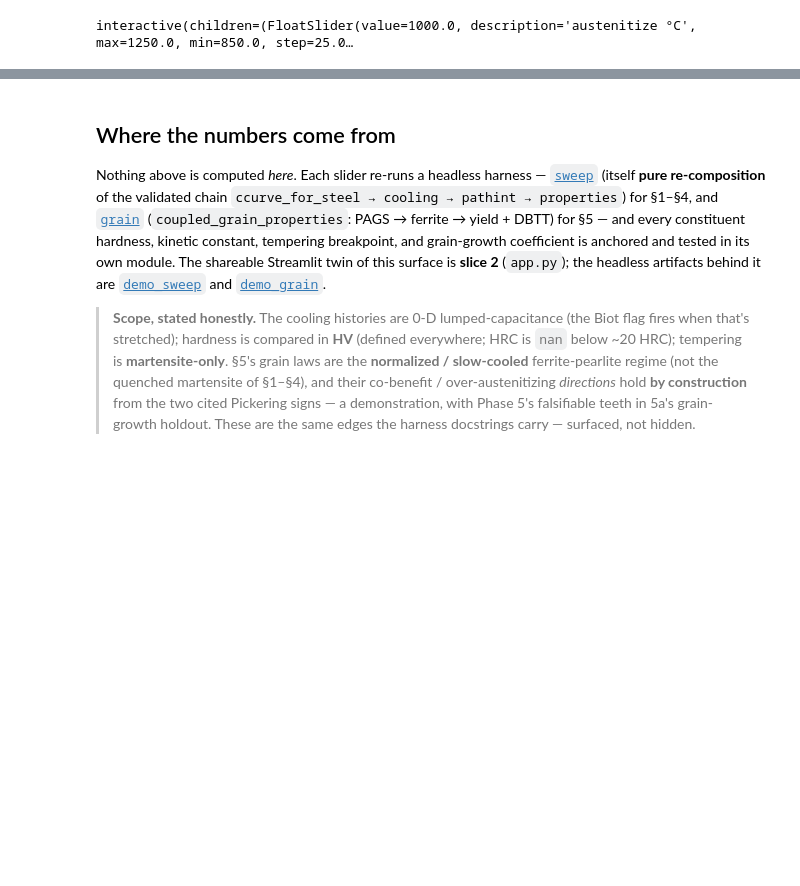
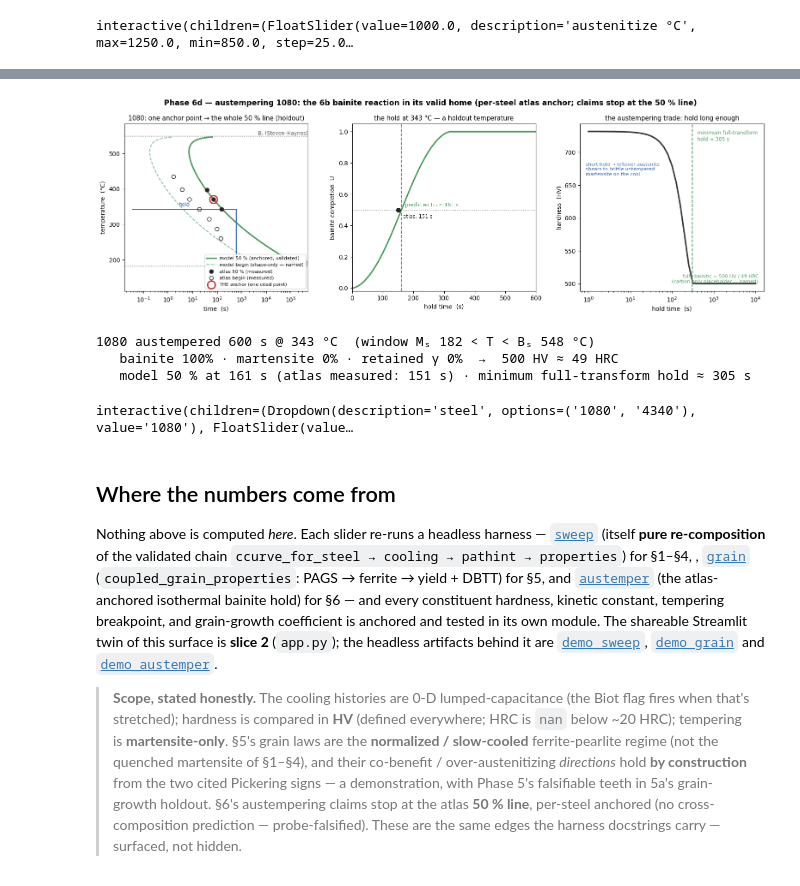
Before and after one commit to BoykoNeov/steel-sim, a Jupyter notebook: steel/steel.ipynb, the cells around one changed output, grey strips where cells are left out. Cells and saved outputs as stored; diff of their text form; code cells hidden in the pictures; blank space fills up the shorter version.

```diff
--- a/steel/steel.ipynb
+++ b/steel/steel.ipynb
@@ -558,14 +614,68 @@ interactive(children=(FloatSlider(value=1000.0, description='austenitize °C', m
+# %%
+from projects.steel import austemper as aus
+from projects.steel.demo_austemper import compute as austemper_compute
+from projects.steel.plots import austemper_figure
+import warnings
+
+def austemper_explorer(steel="1080", T_hold=343.3, hold_s=600.0):
+    # Anchored steel + hold -> the Phase-6d recipe (austemper.austemper), via the demo's
+    # validated compute pipeline; the render layer owns the figure. The pearlite-race
+    # UserWarning is folded into the printed verdict instead of console noise.
+    with warnings.catch_warnings():
+        warnings.filterwarnings("ignore", message="high hold", category=UserWarning)
+        d = austemper_compute(steel, float(T_hold), float(hold_s))
+    austemper_figure(d)
+    plt.show()                                   # figure FIRST, then the readout (flicker-safe)
+    h = d.hold
+    hrc = f"{h.HRC:.0f} HRC" if np.isfinite(h.HRC) else "(off HRC scale)"
+    print(f"{steel} austempered {hold_s:g} s @ {T_hold:.0f} °C  "
+          f"(window Mₛ {h.Ms:.0f} < T < Bₛ {h.Bs:.0f} °C)")
+    print(f"   bainite {h.bainite:.0%} · martensite {h.martensite:.0%} · "
+          f"retained γ {h.retained_austenite:.0%}  →  {h.HV:.0f} HV ≈ {hrc}")
+    atlas = f" (atlas measured: {d.measured_t50_here:.0f} s)" if np.isfinite(d.measured_t50_here) else ""
+    print(f"   model 50 % at {d.predicted_t50_here:,.0f} s{atlas} · "
+          f"minimum full-transform hold ≈ {d.min_full_hold:,.0f} s")
+    if h.pearlite_race_flagged:
+        print(f"   ⚠ high hold: the un-modeled ferrite/pearlite race would reach "
+              f"~{h.pearlite_shadow:.0%} this close to Bₛ — the bainite-only claim is "
+              f"unreliable here; hold lower, in the anchored band.")
+
+# Direct render (static, banked in the .ipynb) — the classic 1080 recipe at a HOLDOUT
+# temperature (343.3 °C = 650 °F; the anchor is 371.1 °C).
+austemper_explorer("1080", 343.3, 600.0)
+# %% [output]
+[figure, added]
+1080 austempered 600 s @ 343 °C  (window Mₛ 182 < T < Bₛ 548 °C)
+   bainite 100% · martensite 0% · retained γ 0%  →  500 HV ≈ 49 HRC
+   model 50 % at 161 s (atlas measured: 151 s) · minimum full-transform hold ≈ 305 s
+# %%
+# Bounds 310-480 °C sit inside BOTH steels' (Ms, Bs) windows (1080: 192-548;
+# 4340: 294-497), so every reachable hold is a valid austemper — the guards never fire.
+interact(
+    austemper_explorer,
+    steel=widgets.Dropdown(options=list(aus.ATLAS_STEELS), value="1080", description="steel"),
+    T_hold=widgets.FloatSlider(value=343.3, min=310.0, max=480.0, step=1.0,
+                               description="hold °C", continuous_update=False,
+                               style={"handle_color": KNOB}),
+    hold_s=widgets.FloatLogSlider(value=600.0, base=10, min=0.0, max=4.0, step=0.05,
+                                  readout_format=".0f", description="hold (s)",
+                                  continuous_update=False, style={"handle_color": KNOB}),
+);
+# %% [output]
+interactive(children=(Dropdown(description='steel', options=('1080', '4340'), value='1080'), FloatSlider(value…
 # %% [markdown]
 ## Where the numbers come from
 
 Nothing above is computed *here*. Each slider re-runs a headless harness —
 [`sweep`](sweep.py) (itself **pure re-composition** of the validated chain
-`ccurve_for_steel → cooling → pathint → properties`) for §1–§4, and
+`ccurve_for_steel → cooling → pathint → properties`) for §1–§4, ,
 [`grain`](grain.py) (`coupled_grain_properties`: PAGS → ferrite → yield + DBTT)
-for §5 — and every constituent hardness, kinetic constant, tempering breakpoint,
+for §5, and [`austemper`](austemper.py) (the atlas-anchored isothermal bainite hold)
+for §6 — and every constituent hardness, kinetic constant, tempering breakpoint,
 and grain-growth coefficient is anchored and tested in its own module. The
 shareable Streamlit twin of this surface is **slice 2** (`app.py`); the headless
-artifacts behind it are [`demo_sweep`](demo_sweep.py) and [`demo_grain`](demo_grain.py).
+artifacts behind it are [`demo_sweep`](demo_sweep.py), [`demo_grain`](demo_grain.py)
+and [`demo_austemper`](demo_austemper.py).
 
 > **Scope, stated honestly.** The cooling histories are 0-D lumped-capacitance
 > (the Biot flag fires when that's stretched); hardness is compared in **HV**
@@ -574,5 +684,6 @@ artifacts behind it are [`demo_sweep`](demo_sweep.py) and [`demo_grain`](demo_gr
 > ferrite-pearlite regime (not the quenched martensite of §1–§4), and their
 > co-benefit / over-austenitizing *directions* hold **by construction** from the
 > two cited Pickering signs — a demonstration, with Phase 5's falsifiable teeth in
-> 5a's grain-growth holdout. These are the same edges the harness docstrings carry —
-> surfaced, not hidden.
+> 5a's grain-growth holdout. §6's austempering claims stop at the atlas **50 % line**, per-steel
+> anchored (no cross-composition prediction — probe-falsified). These are the same
+> edges the harness docstrings carry — surfaced, not hidden.
```
Also changed, not shown: parts of 7 cells of this notebook, 10 other files.
